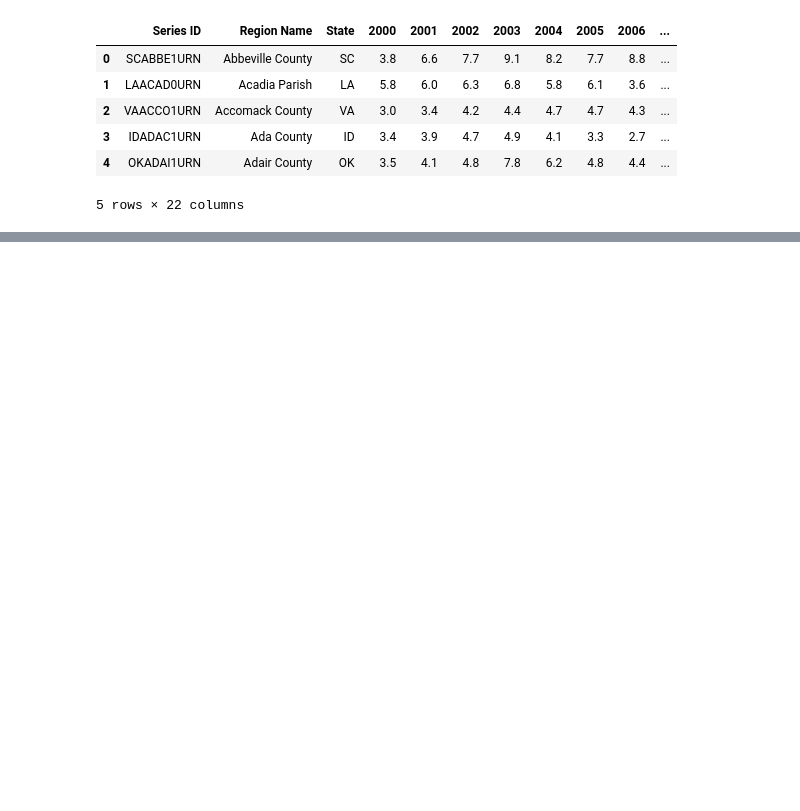
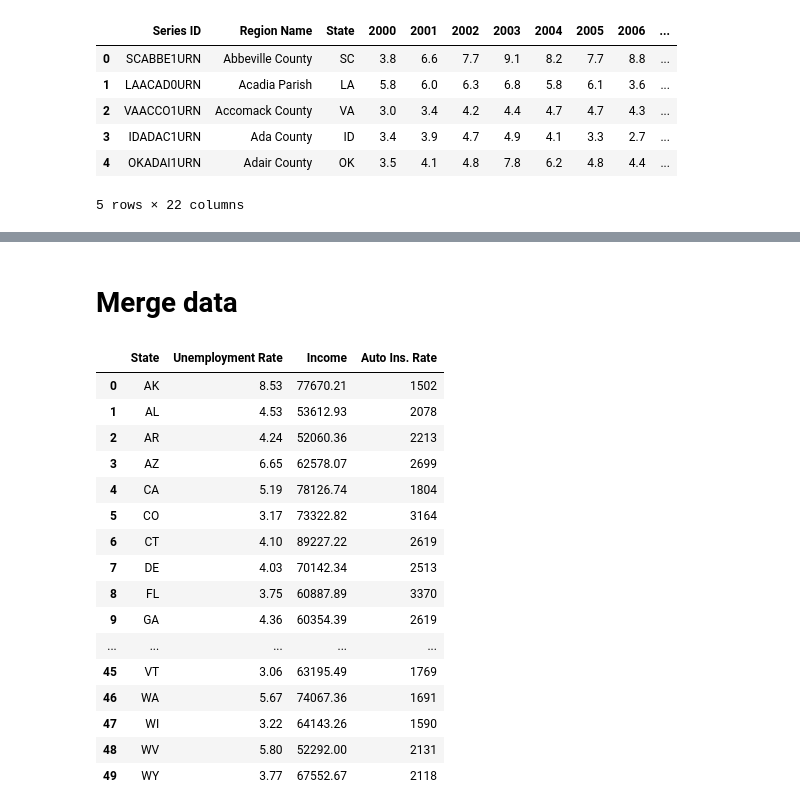
Before and after one commit to ramirezgc/ka-ching, a Jupyter notebook: Places to live.ipynb, the cells around one changed output, grey strips where cells are left out. Saved outputs shown, nothing was run; the diff lists cells and outputs as text; code cells hidden in the pictures; blank space fills up the shorter version.

```diff
--- a/Places to live.ipynb
+++ b/Places to live.ipynb
@@ -46,0 +37,6 @@ auto_ins_data_df.head()
+# %%
+# Reading the auto insurance csv file and creating a dataframe
+auto_ins_csv_file = "input/new_auto_ins_data.csv"
+auto_ins_df = pd.read_csv(auto_ins_csv_file)
+
+auto_ins_df.head()
@@ -159,0 +102,18 @@ merge_df
+# %%
+## Using the income csv we only want to keep the relevant columns
+auto_ins_df = auto_ins_df[["State_ab", "full_coverage"]]
+
+## Convert "State_ab" column values to strings
+auto_ins_df["State_ab"] = auto_ins_df["State_ab"].astype(str)
+
+## The dataset produced one row per zip code therefore to calculate the state average we need to group by state
+clean_auto_ins = round(auto_ins_df.groupby("State_ab").mean(),2)
+clean_auto_ins = clean_auto_ins.reset_index()
+
+## Rename columns
+clean_auto_ins.columns = ["State", "Auto Ins. Rate"]
+
+## Remove all whitespace in the column "State"
+clean_auto_ins["State"] = clean_auto_ins["State"].str.strip()
+
+clean_auto_ins.head()
@@ -159,0 +127,25 @@ merge_df
+# %% [markdown]
+# Merge data
+# %%
+## Merge all 3 clean data sets using state as the primary key
+
+merge_df = clean_unemployment.merge(clean_income, on = "State").merge(clean_auto_ins, on = "State")
+merge_df
+# %% [output]
+|  | State | Unemployment Rate | Income | Auto Ins. Rate |
+| 0 | AK | 8.53 | 77670.21 | 1502 |
+| 1 | AL | 4.53 | 53612.93 | 2078 |
+| 2 | AR | 4.24 | 52060.36 | 2213 |
+| 3 | AZ | 6.65 | 62578.07 | 2699 |
+| 4 | CA | 5.19 | 78126.74 | 1804 |
+| 5 | CO | 3.17 | 73322.82 | 3164 |
+| 6 | CT | 4.10 | 89227.22 | 2619 |
+| 7 | DE | 4.03 | 70142.34 | 2513 |
+| 8 | FL | 3.75 | 60887.89 | 3370 |
+| 9 | GA | 4.36 | 60354.39 | 2619 |
+| ... | ... | ... | ... | ... |
+| 45 | VT | 3.06 | 63195.49 | 1769 |
+| 46 | WA | 5.67 | 74067.36 | 1691 |
+| 47 | WI | 3.22 | 64143.26 | 1590 |
+| 48 | WV | 5.80 | 52292.00 | 2131 |
+| 49 | WY | 3.77 | 67552.67 | 2118 |
```
Also changed, not shown: parts of 16 cells of this notebook.
